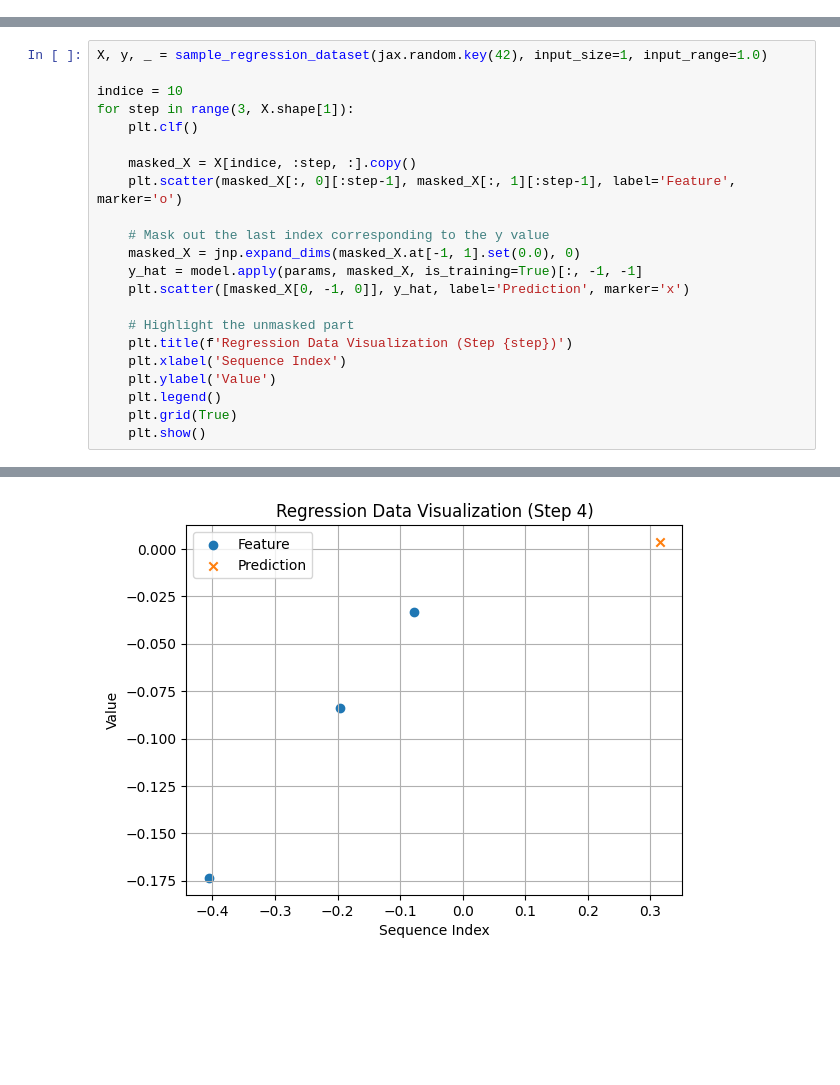
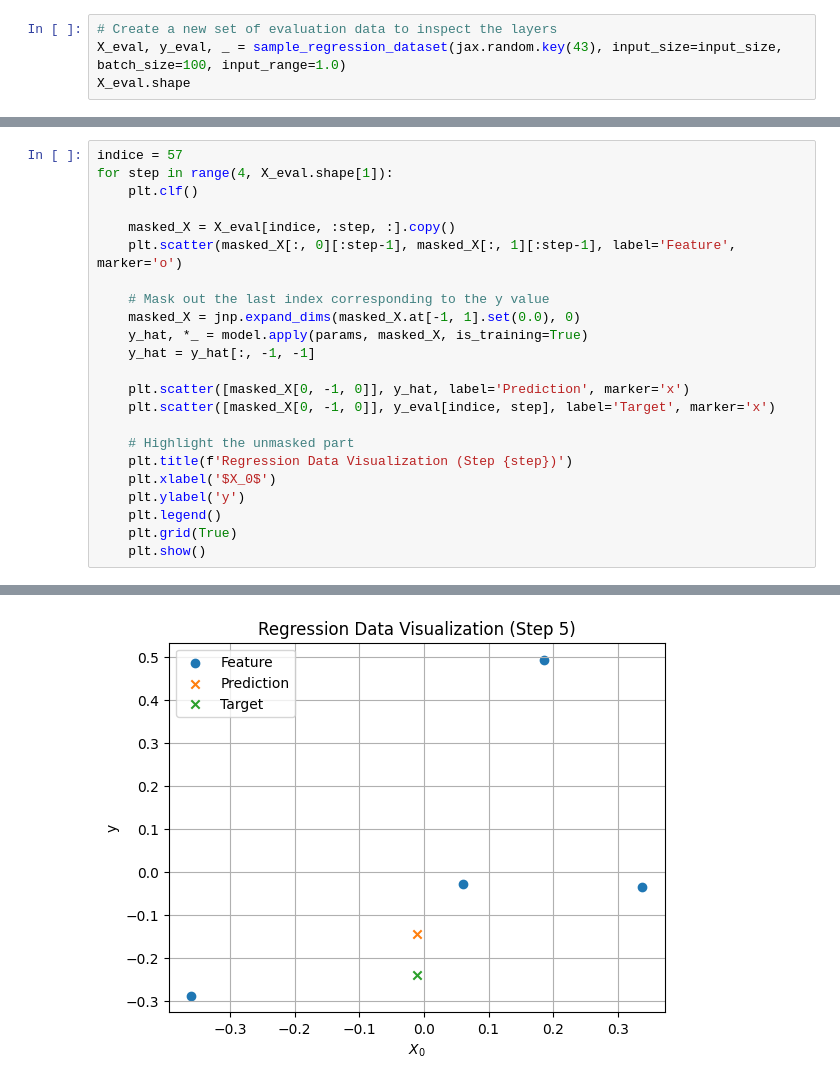
Before and after one commit to RobvanGastel/meta-in-context-learning, a Jupyter notebook: in-context learning mechanism.ipynb, the cells around one changed output, grey strips where cells are left out. Cells and saved outputs as stored; diff of their text form; blank space fills up the shorter version.

```diff
--- a/in-context learning mechanism.ipynb
+++ b/in-context learning mechanism.ipynb
@@ -118,0 +108,4 @@ for indice in range(0, 10):
+# %%
+# Create a new set of evaluation data to inspect the layers
+X_eval, y_eval, _ = sample_regression_dataset(jax.random.key(43), input_size=input_size, batch_size=100, input_range=1.0)
+X_eval.shape
@@ -119,22 +238,23 @@ for indice in range(0, 10):
 # %%
-X, y, _ = sample_regression_dataset(jax.random.key(42), input_size=1, input_range=1.0)
-
-indice = 10
-for step in range(3, X.shape[1]):
+indice = 57
+for step in range(4, X_eval.shape[1]):
     plt.clf()
 
-    masked_X = X[indice, :step, :].copy()
+    masked_X = X_eval[indice, :step, :].copy()
     plt.scatter(masked_X[:, 0][:step-1], masked_X[:, 1][:step-1], label='Feature', marker='o')
 
     # Mask out the last index corresponding to the y value
     masked_X = jnp.expand_dims(masked_X.at[-1, 1].set(0.0), 0)
-    y_hat = model.apply(params, masked_X, is_training=True)[:, -1, -1]
+    y_hat, *_ = model.apply(params, masked_X, is_training=True)
+    y_hat = y_hat[:, -1, -1]
+
     plt.scatter([masked_X[0, -1, 0]], y_hat, label='Prediction', marker='x')
+    plt.scatter([masked_X[0, -1, 0]], y_eval[indice, step], label='Target', marker='x')
 
     # Highlight the unmasked part
     plt.title(f'Regression Data Visualization (Step {step})')
-    plt.xlabel('Sequence Index')
-    plt.ylabel('Value')
+    plt.xlabel('$X_0$')
+    plt.ylabel('y')
     plt.legend()
     plt.grid(True)
     plt.show()
@@ -143 +263 @@ for step in range(3, X.shape[1]):
-[figure, old version]
+[figure, new version]
```
Also changed, not shown: parts of 20 cells of this notebook, 8 other files.
